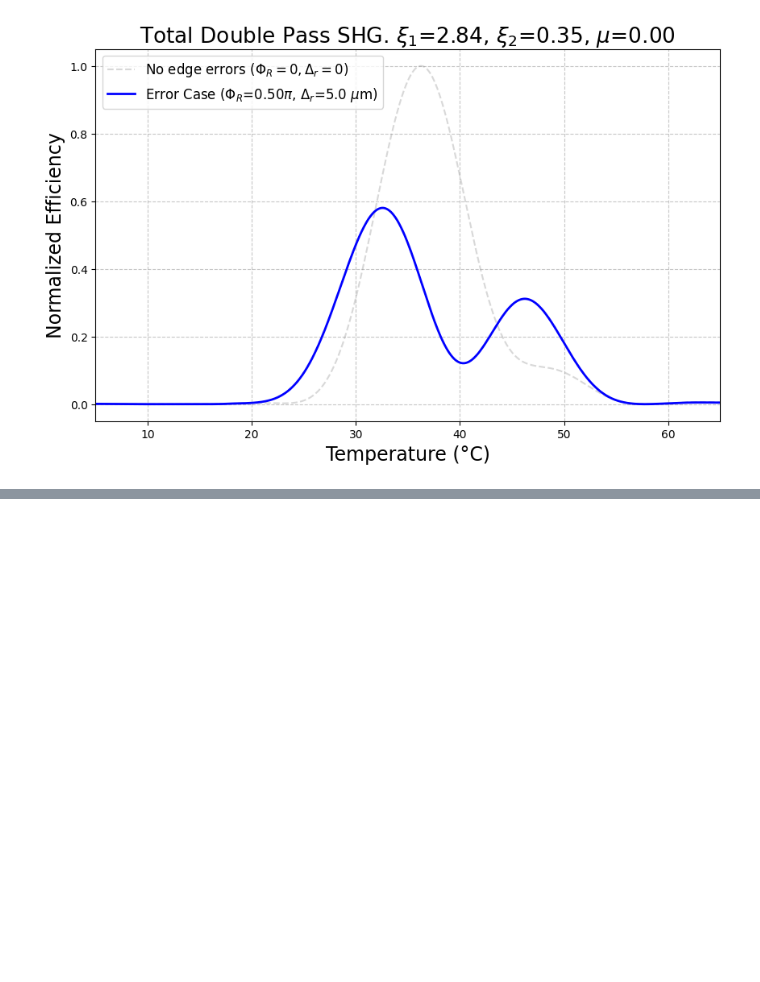
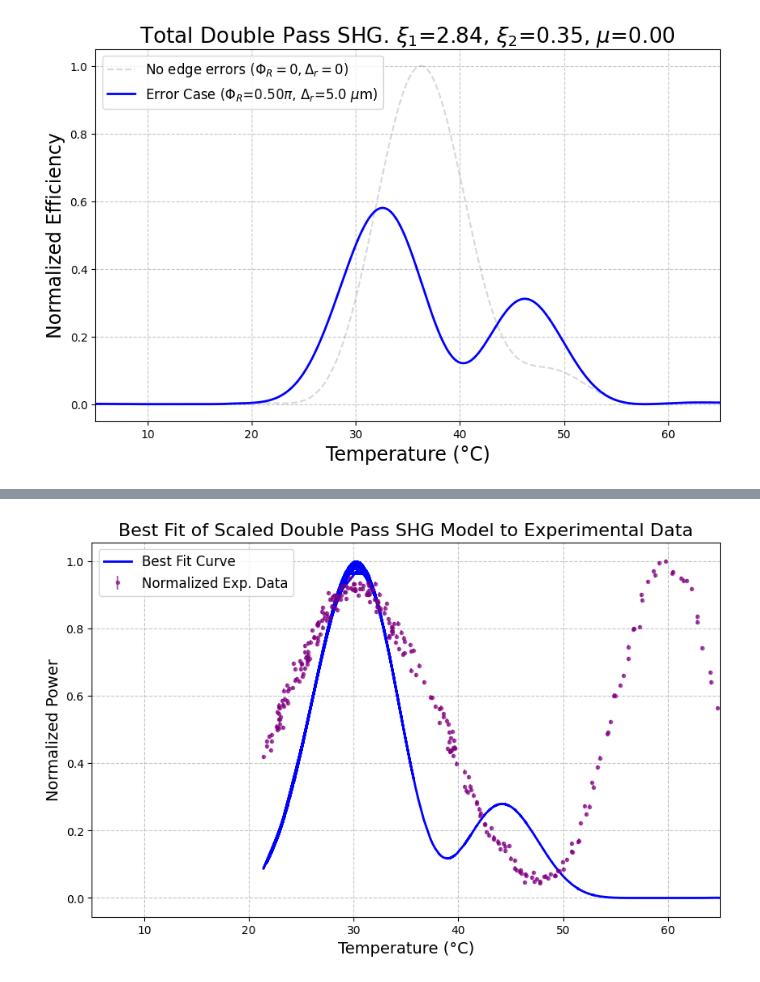
Before and after one commit to qpit/Eskild-Project-2026, a Jupyter notebook: main_document.ipynb, the cells around one changed output, grey strips where cells are left out. Cells and saved outputs as stored; diff of their text form; code cells hidden in the pictures; blank space fills up the shorter version.

```diff
--- a/main_document.ipynb
+++ b/main_document.ipynb
@@ -968,6 +970,6 @@ def fit_data_to_model(exp_temp, exp_data, T_array, QPM_array, L_cryst, n_idx, d,
 
 # best_params, best_fit_curve = fit_data_to_model(temperature, normalized_ratio, sim_temp_C, QPM, L, n_omega, d=0, R_mirror=0.01)
 # %%
-best_params, best_fit_curve = fit_data_to_model(temperature, normalized_ratio, sim_temp_C, QPM, L, n_omega, d=0, R_mirror=0.01)
+# best_params, best_fit_curve = fit_data_to_model(temperature, normalized_ratio, sim_temp_C, QPM, L, n_omega, d=0, R_mirror=0.01)
 # %% [output]
 Starting grid search over 240 parameter combinations...
@@ -974,0 +1067,15 @@ TypeError: calculate_scaled_A2omega() got an unexpected keyword argument 'mus'
+# %%
+#plot the best fit against the experimental data
+fig, ax = plt.subplots(figsize=(10, 6))
+ax.errorbar(temperature, normalized_ratio, yerr=normalized_sem, fmt='o', markersize=3, label='Normalized Exp. Data', color='purple', alpha=0.6)
+if best_fit_curve is not None:
+    ax.plot(temperature, best_fit_curve, label='Best Fit Curve', color='blue', lw=2)
+ax.set_title('Best Fit of Scaled Double Pass SHG Model to Experimental Data', fontsize=16)
+ax.set_xlabel('Temperature (°C)', fontsize=14)
+ax.set_ylabel('Normalized Power', fontsize=14)
+ax.legend(fontsize=12)
+ax.grid(True, linestyle='--', alpha=0.7)
+plt.xlim(5, 65)
+plt.show()
+# %% [output]
+[figure, added]
```
Also changed, not shown: parts of 2 cells of this notebook.
